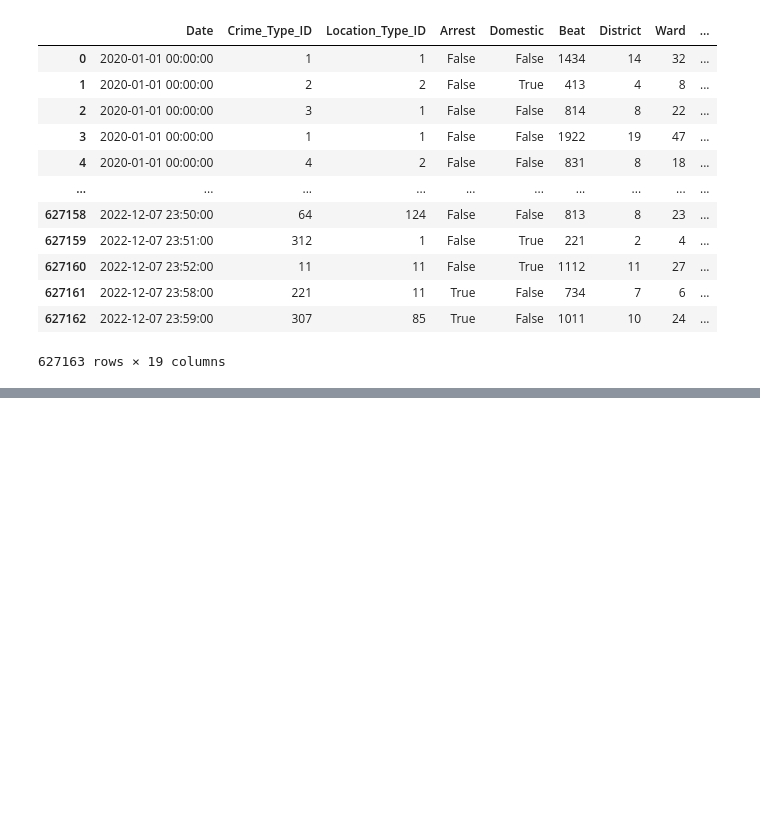
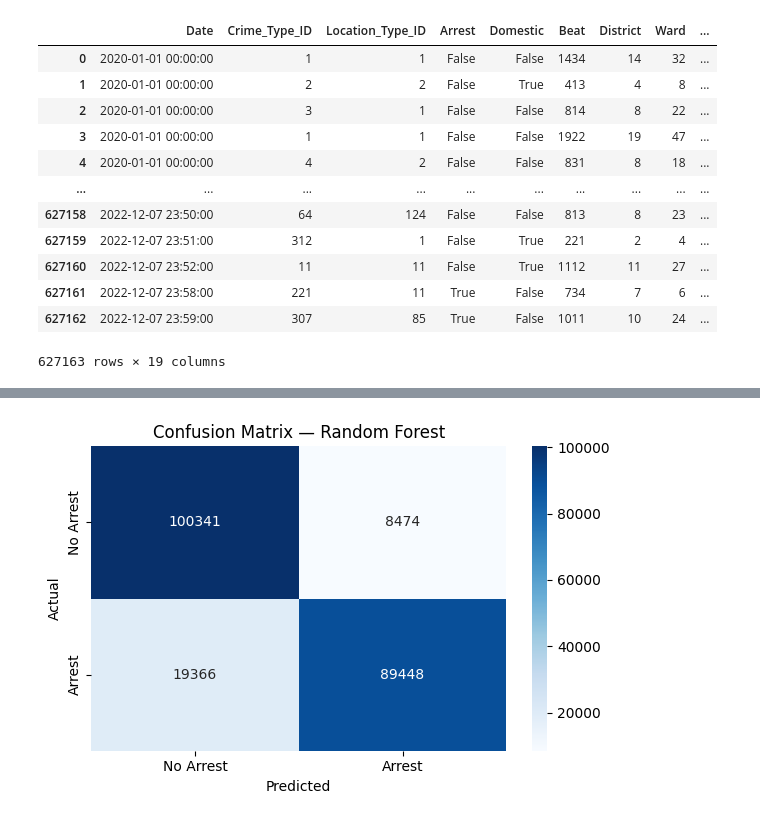
Before and after one commit to tKaiB/Capstone_Chicago, a Jupyter notebook: notebooks/Cap_Chicago_Prediction.ipynb, the cells around one changed output, grey strips where cells are left out. Cells and saved outputs as stored; diff of their text form; code cells hidden in the pictures; blank space fills up the shorter version.

```diff
--- a/notebooks/Cap_Chicago_Prediction.ipynb
+++ b/notebooks/Cap_Chicago_Prediction.ipynb
@@ -26,0 +384,18 @@ df
+# %%
+rf_id = RandomForestClassifier(
+    n_estimators=100,
+    max_depth=15,
+    min_samples_leaf=5,
+    random_state=42,
+    n_jobs=-1
+)
+
+
+
+rf_id.fit(X_train_id, y_train_id)
+y_pred_id = rf_id.predict(X_test_id)
+y_prob_id = rf_id.predict_proba(X_test_id)[:, 1]
+
+print("=== Random Forest Results With Crime_ID ===")
+print(classification_report(y_test_id, y_pred_id, target_names=['No Arrest', 'Arrest']))
+print(f"ROC-AUC Score: {roc_auc_score(y_test_id, y_prob_id):.4f}")
@@ -26,0 +427,13 @@ df
+# %%
+cm = confusion_matrix(y_test_id, y_pred_id)
+plt.figure(figsize=(6, 4))
+sns.heatmap(cm, annot=True, fmt='d', cmap='Blues',
+            xticklabels=['No Arrest', 'Arrest'],
+            yticklabels=['No Arrest', 'Arrest'])
+plt.title('Confusion Matrix — Random Forest')
+plt.ylabel('Actual')
+plt.xlabel('Predicted')
+plt.tight_layout()
+plt.show()
+# %% [output]
+[figure, added]
```
Also changed, not shown: parts of 23 cells of this notebook.
